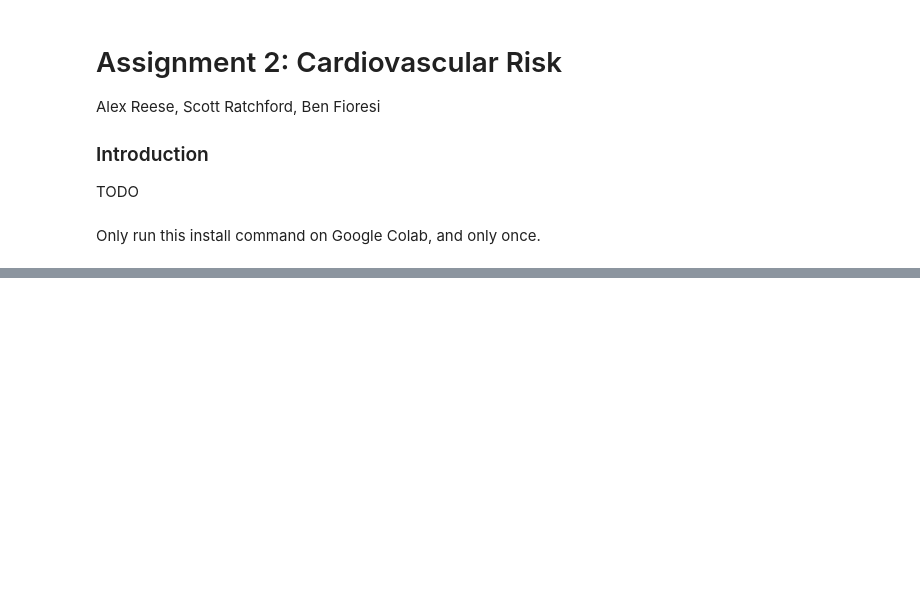
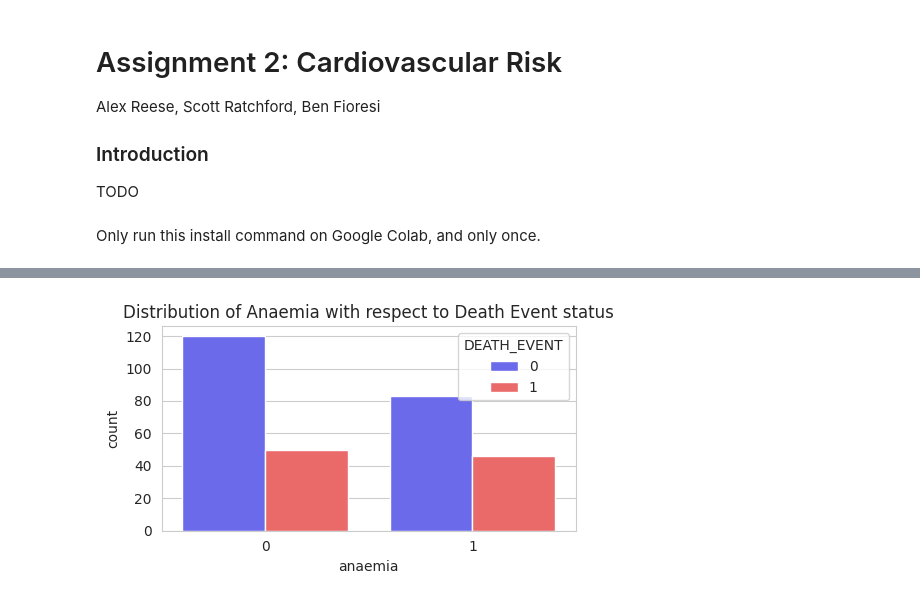
Before and after one commit to alexanderreese/CS491, a Jupyter notebook: Assignment2/Lab2_Submission.ipynb, the cells around one changed output, grey strips where cells are left out. Saved outputs shown, nothing was run; the diff lists cells and outputs as text; code cells hidden in the pictures; blank space fills up the shorter version.

```diff
--- a/Assignment2/Lab2_Submission.ipynb
+++ b/Assignment2/Lab2_Submission.ipynb
@@ -56,0 +59,9 @@ from sklearn.preprocessing import LabelEncoder, StandardScaler
+# %%
+# Plot the distribution of the 'anaemia' column with respect to the 'DEATH_EVENT' column
+plt.figure(figsize=(5, 3))
+sns.countplot(data=data, x='anaemia', hue='DEATH_EVENT', palette='seismic', order=data['anaemia'].value_counts().index)
+plt.title('Distribution of Anaemia with respect to Death Event status')
+plt.tight_layout()
+plt.show()
+# %% [output]
+[figure, added]
```
Also changed, not shown: parts of 22 cells of this notebook, 2 other files.
